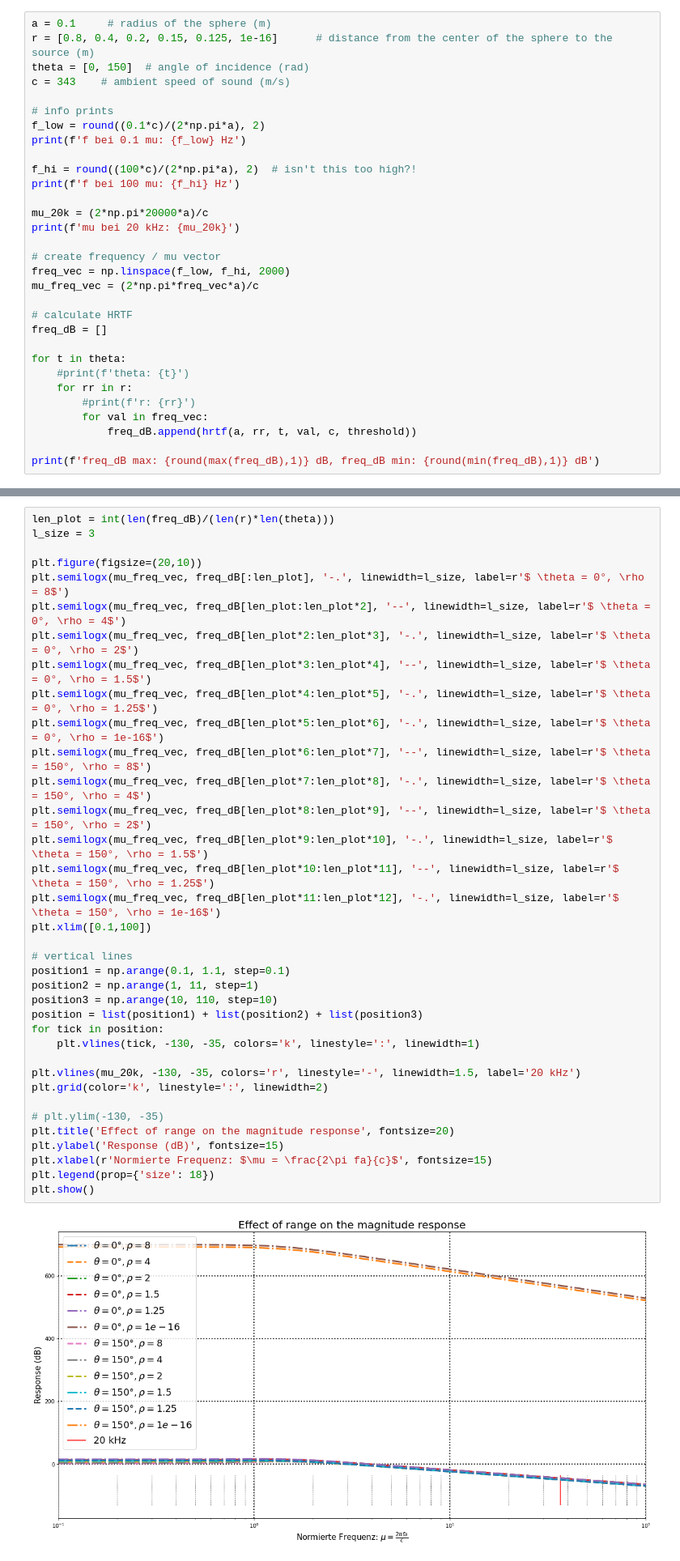
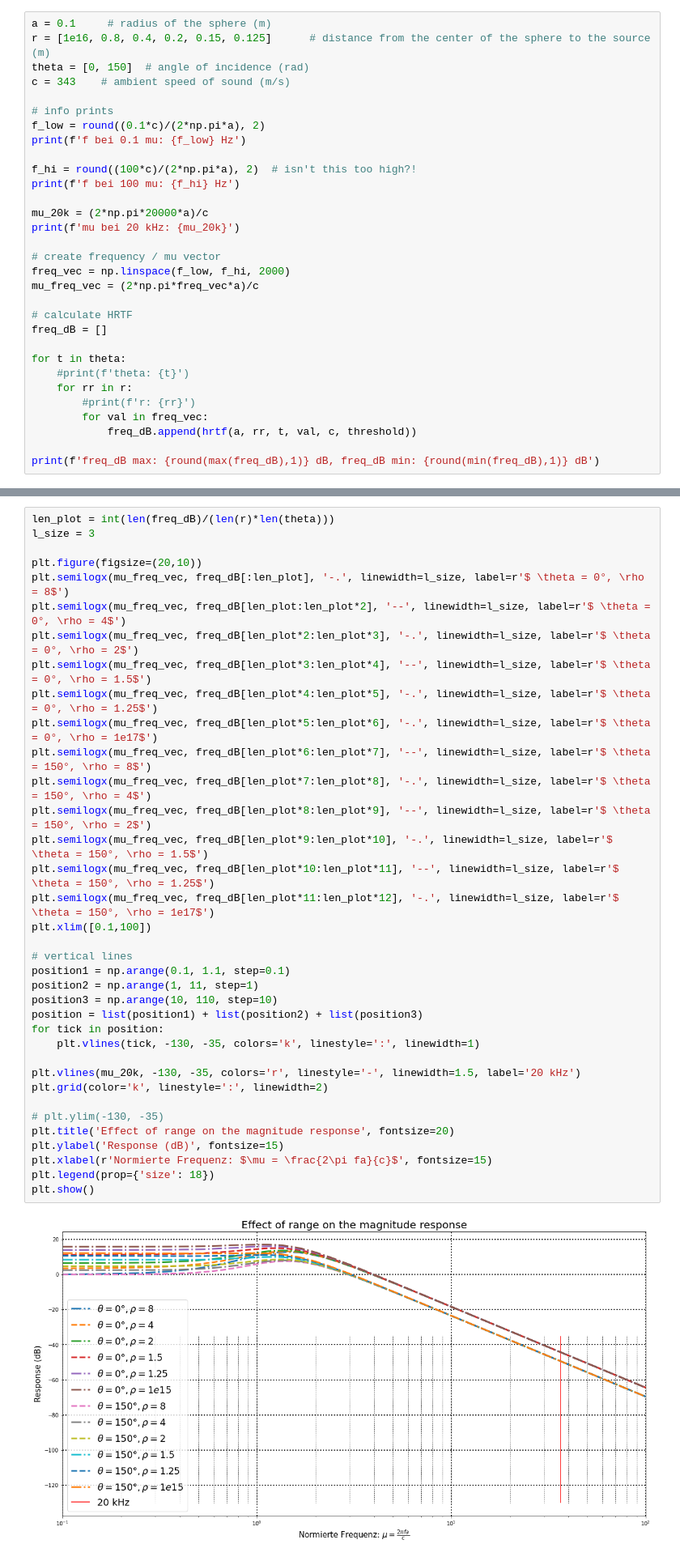
Before and after one commit to thomaschhh/SpHead, a Jupyter notebook: spherical_head/Milestone1.ipynb, the cells around one changed output, grey strips where cells are left out. Shown: that part at 81% size. Drawn from its saved outputs; the diff is of its cells as text.

```diff
--- a/spherical_head/Milestone1.ipynb
+++ b/spherical_head/Milestone1.ipynb
@@ -125,7 +127,7 @@ hrtf(a, r, theta, f, c, threshold)
 ## Calculate dB Responses
 # %%
 a = 0.1     # radius of the sphere (m)
-r = [0.8, 0.4, 0.2, 0.15, 0.125, 1e-16]      # distance from the center of the sphere to the source (m)
+r = [1e16, 0.8, 0.4, 0.2, 0.15, 0.125]      # distance from the center of the sphere to the source (m)
 theta = [0, 150]  # angle of incidence (rad)
 c = 343    # ambient speed of sound (m/s)
 
@@ -169,36 +171,36 @@ plt.figure(figsize=(20,10))
 plt.semilogx(mu_freq_vec, freq_dB[:len_plot], '-.', linewidth=l_size, label=r'$ \theta = 0°, \rho = 8$')
 plt.semilogx(mu_freq_vec, freq_dB[len_plot:len_plot*2], '--', linewidth=l_size, label=r'$ \theta = 0°, \rho = 4$')
 plt.semilogx(mu_freq_vec, freq_dB[len_plot*2:len_plot*3], '-.', linewidth=l_size, label=r'$ \theta = 0°, \rho = 2$')
 plt.semilogx(mu_freq_vec, freq_dB[len_plot*3:len_plot*4], '--', linewidth=l_size, label=r'$ \theta = 0°, \rho = 1.5$')
 plt.semilogx(mu_freq_vec, freq_dB[len_plot*4:len_plot*5], '-.', linewidth=l_size, label=r'$ \theta = 0°, \rho = 1.25$')
-plt.semilogx(mu_freq_vec, freq_dB[len_plot*5:len_plot*6], '-.', linewidth=l_size, label=r'$ \theta = 0°, \rho = 1e-16$')
+plt.semilogx(mu_freq_vec, freq_dB[len_plot*5:len_plot*6], '-.', linewidth=l_size, label=r'$ \theta = 0°, \rho = 1e17$')
 plt.semilogx(mu_freq_vec, freq_dB[len_plot*6:len_plot*7], '--', linewidth=l_size, label=r'$ \theta = 150°, \rho = 8$')
 plt.semilogx(mu_freq_vec, freq_dB[len_plot*7:len_plot*8], '-.', linewidth=l_size, label=r'$ \theta = 150°, \rho = 4$')
 plt.semilogx(mu_freq_vec, freq_dB[len_plot*8:len_plot*9], '--', linewidth=l_size, label=r'$ \theta = 150°, \rho = 2$')
 plt.semilogx(mu_freq_vec, freq_dB[len_plot*9:len_plot*10], '-.', linewidth=l_size, label=r'$ \theta = 150°, \rho = 1.5$')
 plt.semilogx(mu_freq_vec, freq_dB[len_plot*10:len_plot*11], '--', linewidth=l_size, label=r'$ \theta = 150°, \rho = 1.25$')
-plt.semilogx(mu_freq_vec, freq_dB[len_plot*11:len_plot*12], '-.', linewidth=l_size, label=r'$ \theta = 150°, \rho = 1e-16$')
+plt.semilogx(mu_freq_vec, freq_dB[len_plot*11:len_plot*12], '-.', linewidth=l_size, label=r'$ \theta = 150°, \rho = 1e17$')
 plt.xlim([0.1,100])
 
 # vertical lines
 position1 = np.arange(0.1, 1.1, step=0.1)
 position2 = np.arange(1, 11, step=1)
 position3 = np.arange(10, 110, step=10)
 position = list(position1) + list(position2) + list(position3)
 for tick in position:
     plt.vlines(tick, -130, -35, colors='k', linestyle=':', linewidth=1)
 
 plt.vlines(mu_20k, -130, -35, colors='r', linestyle='-', linewidth=1.5, label='20 kHz')
 plt.grid(color='k', linestyle=':', linewidth=2)
 
 # plt.ylim(-130, -35)
 plt.title('Effect of range on the magnitude response', fontsize=20)
 plt.ylabel('Response (dB)', fontsize=15)
 plt.xlabel(r'Normierte Frequenz: $\mu = \frac{2\pi fa}{c}$', fontsize=15)
 plt.legend(prop={'size': 18})
 plt.show()
 # %% [output]
-[figure, old version]
+[figure, new version]
 # %% [markdown]
 ## Test NaN
 # %%
```
Also changed, not shown: parts of 3 cells of this notebook, 1 other file.
